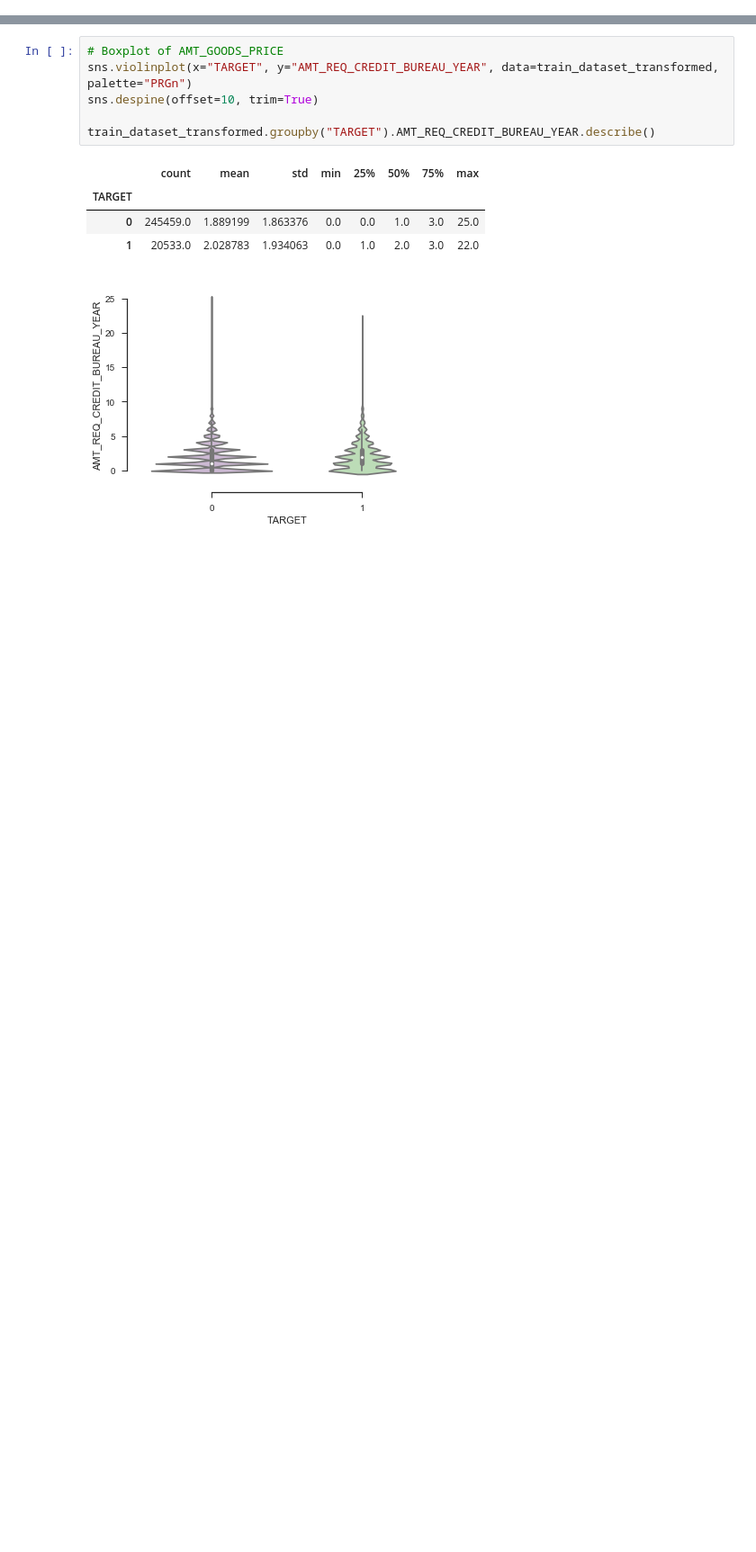
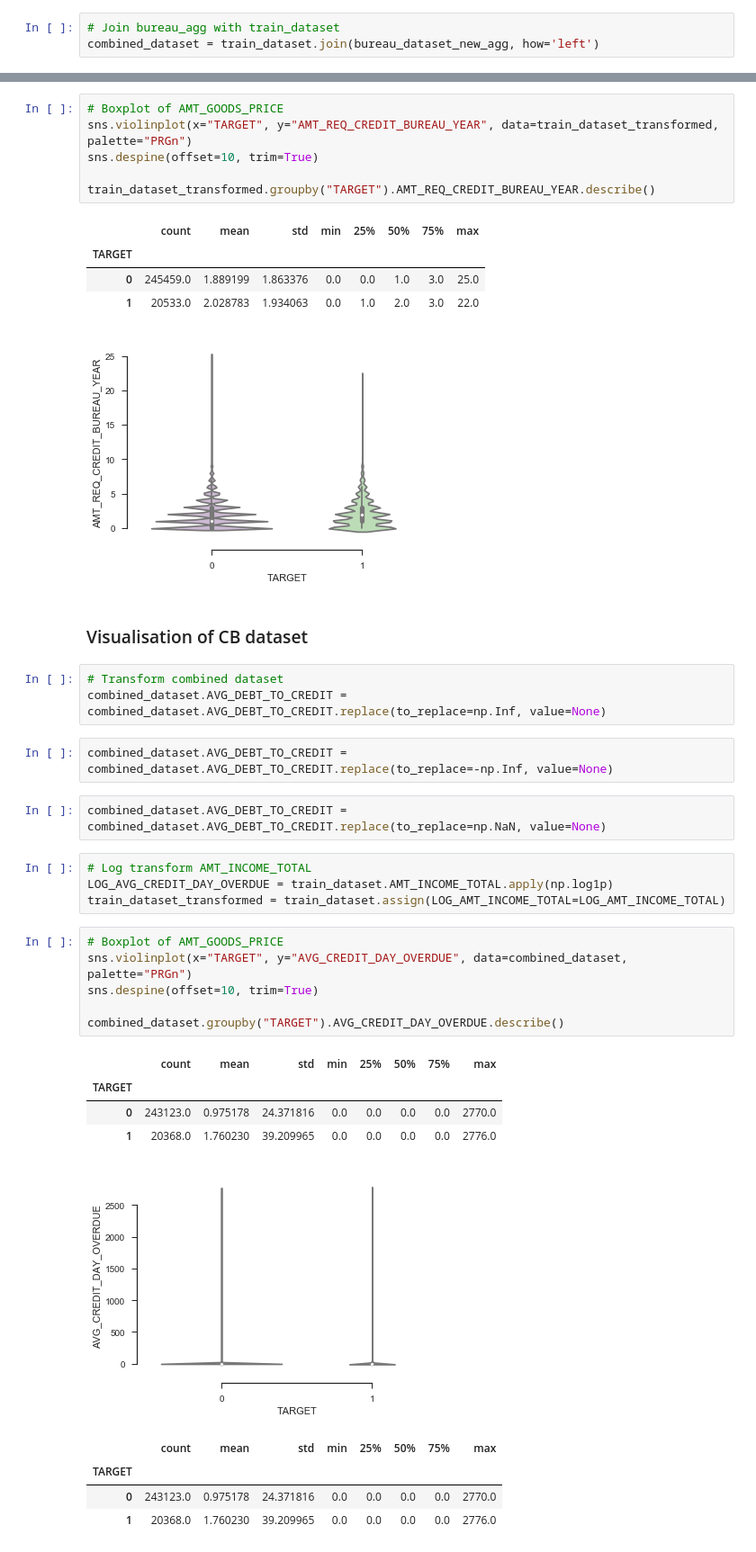
Before and after one commit to RLWH/Kaggle, a Jupyter notebook: Home Credit Group/Exploration.ipynb, the cells around one changed output, grey strips where cells are left out. Shown at 90% size. Saved outputs shown, nothing was run; the diff lists cells and outputs as text; blank space fills up the shorter version.

```diff
--- a/Home Credit Group/Exploration.ipynb
+++ b/Home Credit Group/Exploration.ipynb
@@ -770,0 +928,3 @@ Back to the credit card dataset, let's find a dataset that have records in credi
+# %%
+# Join bureau_agg with train_dataset
+combined_dataset = train_dataset.join(bureau_dataset_new_agg, how='left')
@@ -1564,3 +1786,32 @@ train_dataset_transformed.groupby("TARGET").AMT_REQ_CREDIT_BUREAU_YEAR.describe(
 | 0 | 245459.0 | 1.889199 | 1.863376 | 0.0 | 0.0 | 1.0 | 3.0 | 25.0 |
 | 1 | 20533.0 | 2.028783 | 1.934063 | 0.0 | 1.0 | 2.0 | 3.0 | 22.0 |
 [figure]
+# %% [markdown]
+### Visualisation of CB dataset
+# %%
+# Transform combined dataset
+combined_dataset.AVG_DEBT_TO_CREDIT = combined_dataset.AVG_DEBT_TO_CREDIT.replace(to_replace=np.Inf, value=None)
+# %%
+combined_dataset.AVG_DEBT_TO_CREDIT = combined_dataset.AVG_DEBT_TO_CREDIT.replace(to_replace=-np.Inf, value=None)
+# %%
+combined_dataset.AVG_DEBT_TO_CREDIT = combined_dataset.AVG_DEBT_TO_CREDIT.replace(to_replace=np.NaN, value=None)
+# %%
+# Log transform AMT_INCOME_TOTAL
+LOG_AVG_CREDIT_DAY_OVERDUE = train_dataset.AMT_INCOME_TOTAL.apply(np.log1p)
+train_dataset_transformed = train_dataset.assign(LOG_AMT_INCOME_TOTAL=LOG_AMT_INCOME_TOTAL)
+# %%
+# Boxplot of AMT_GOODS_PRICE
+sns.violinplot(x="TARGET", y="AVG_CREDIT_DAY_OVERDUE", data=combined_dataset, palette="PRGn")
+sns.despine(offset=10, trim=True)
+
+combined_dataset.groupby("TARGET").AVG_CREDIT_DAY_OVERDUE.describe()
+# %% [output]
+|  | count | mean | std | min | 25% | 50% | 75% | max |
+| TARGET |  |  |  |  |  |  |  |  |
+| 0 | 243123.0 | 0.975178 | 24.371816 | 0.0 | 0.0 | 0.0 | 0.0 | 2770.0 |
+| 1 | 20368.0 | 1.760230 | 39.209965 | 0.0 | 0.0 | 0.0 | 0.0 | 2776.0 |
+[figure, added]
+|  | count | mean | std | min | 25% | 50% | 75% | max |
+| TARGET |  |  |  |  |  |  |  |  |
+| 0 | 243123.0 | 0.975178 | 24.371816 | 0.0 | 0.0 | 0.0 | 0.0 | 2770.0 |
+| 1 | 20368.0 | 1.760230 | 39.209965 | 0.0 | 0.0 | 0.0 | 0.0 | 2776.0 |
```
Also changed, not shown: parts of 112 cells of this notebook, 2 other files.
